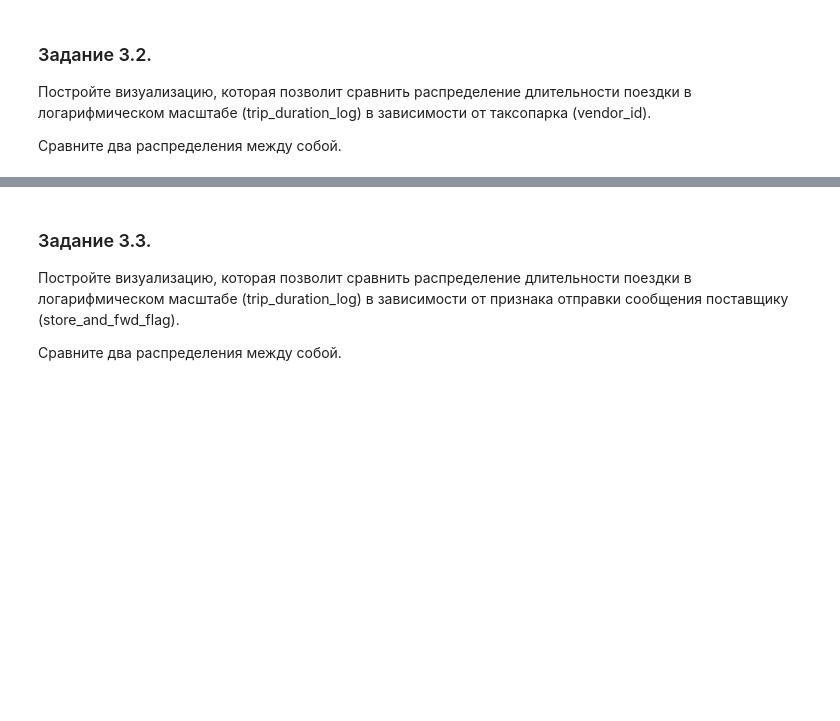
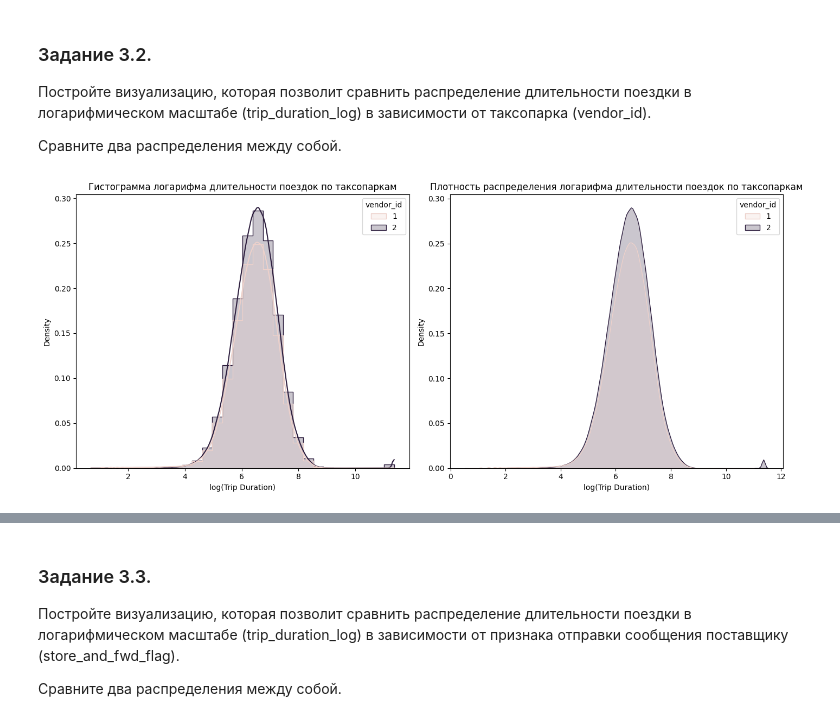
Before and after one commit to johnneon/PP_Team28_Taxi_Trip_Duration, a Jupyter notebook: PP_Team28.ipynb, the cells around one changed output, grey strips where cells are left out. Cells and saved outputs as stored; diff of their text form; code cells hidden in the pictures; blank space fills up the shorter version.

```diff
--- a/PP_Team28.ipynb
+++ b/PP_Team28.ipynb
@@ -663,0 +741,23 @@ taxi_data['trip_duration_log'] = np.log(taxi_data['trip_duration']+1)
+# %%
+# ваш код здесь
+# Построим гистограммы и KDE для каждого таксопарка
+plt.figure(figsize=(14, 6))
+
+# Гистограмма
+plt.subplot(1, 2, 1)
+sns.histplot(data=taxi_data, x='trip_duration_log', hue='vendor_id', bins=30, kde=True, element='step', stat='density')
+plt.title('Гистограмма логарифма длительности поездок по таксопаркам')
+plt.xlabel('log(Trip Duration)')
+plt.ylabel('Density')
+
+# KDE-график
+plt.subplot(1, 2, 2)
+sns.kdeplot(data=taxi_data, x='trip_duration_log', hue='vendor_id', fill=True)
+plt.title('Плотность распределения логарифма длительности поездок по таксопаркам')
+plt.xlabel('log(Trip Duration)')
+plt.ylabel('Density')
+
+plt.tight_layout()
+plt.show()
+# %% [output]
+[figure, added]
```
Also changed, not shown: parts of 72 cells of this notebook.
